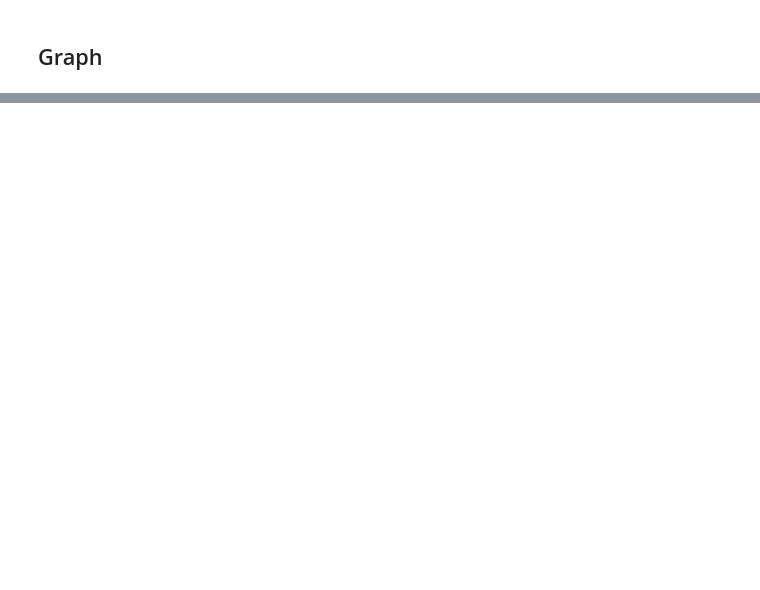
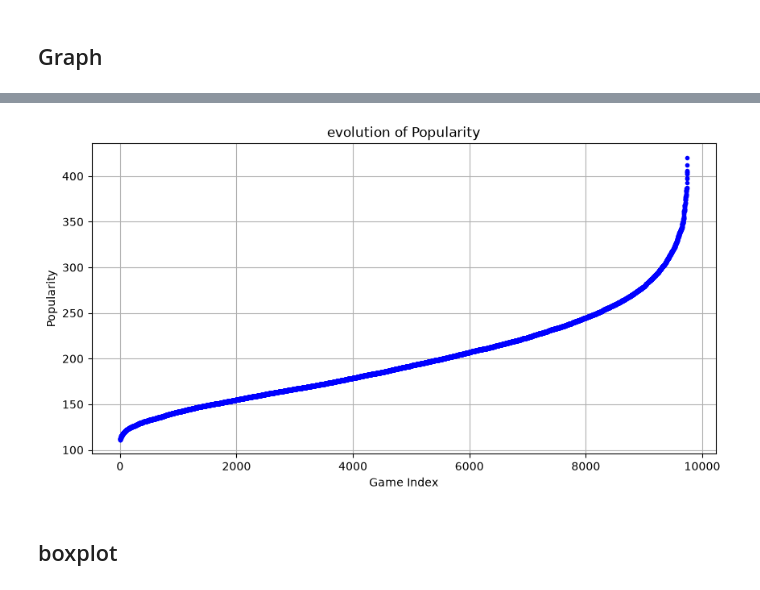
Before and after one commit to Limacha/MTD-ludologie, a Jupyter notebook: src/project.ipynb, the cells around one changed output, grey strips where cells are left out. Saved outputs shown, nothing was run; the diff lists cells and outputs as text; code cells hidden in the pictures; blank space fills up the shorter version.

```diff
--- a/src/project.ipynb
+++ b/src/project.ipynb
@@ -147,0 +286,10 @@ game by type
+# %%
+#! graph show the evolution of the popularity
+
+# set the size of the graph
+pyplot.figure(figsize=(10, 5))
+evolutionGraph(POPULARITY)
+# %% [output]
+[figure, added]
+# %% [markdown]
+## boxplot
```
Also changed, not shown: parts of 34 cells of this notebook, 1 other file.
